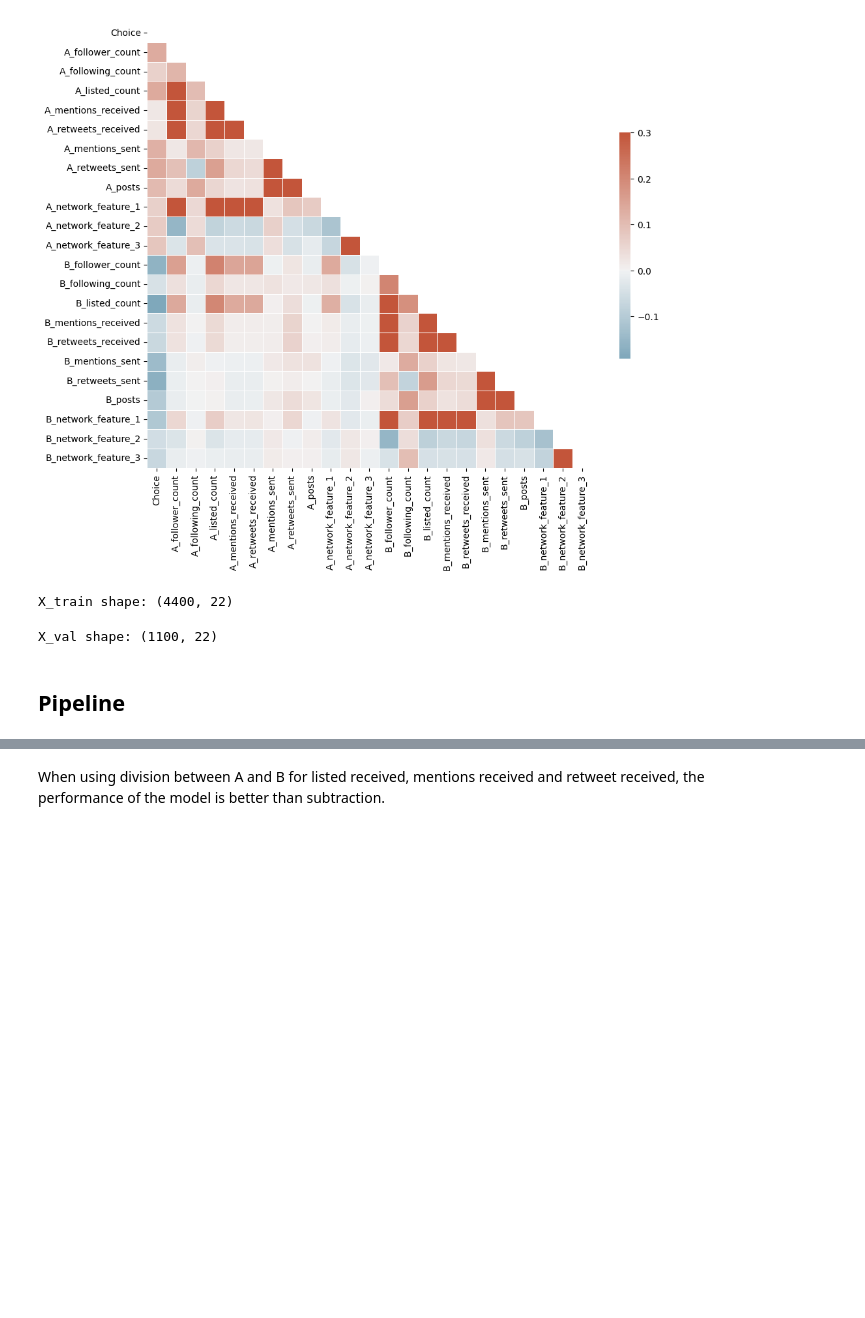
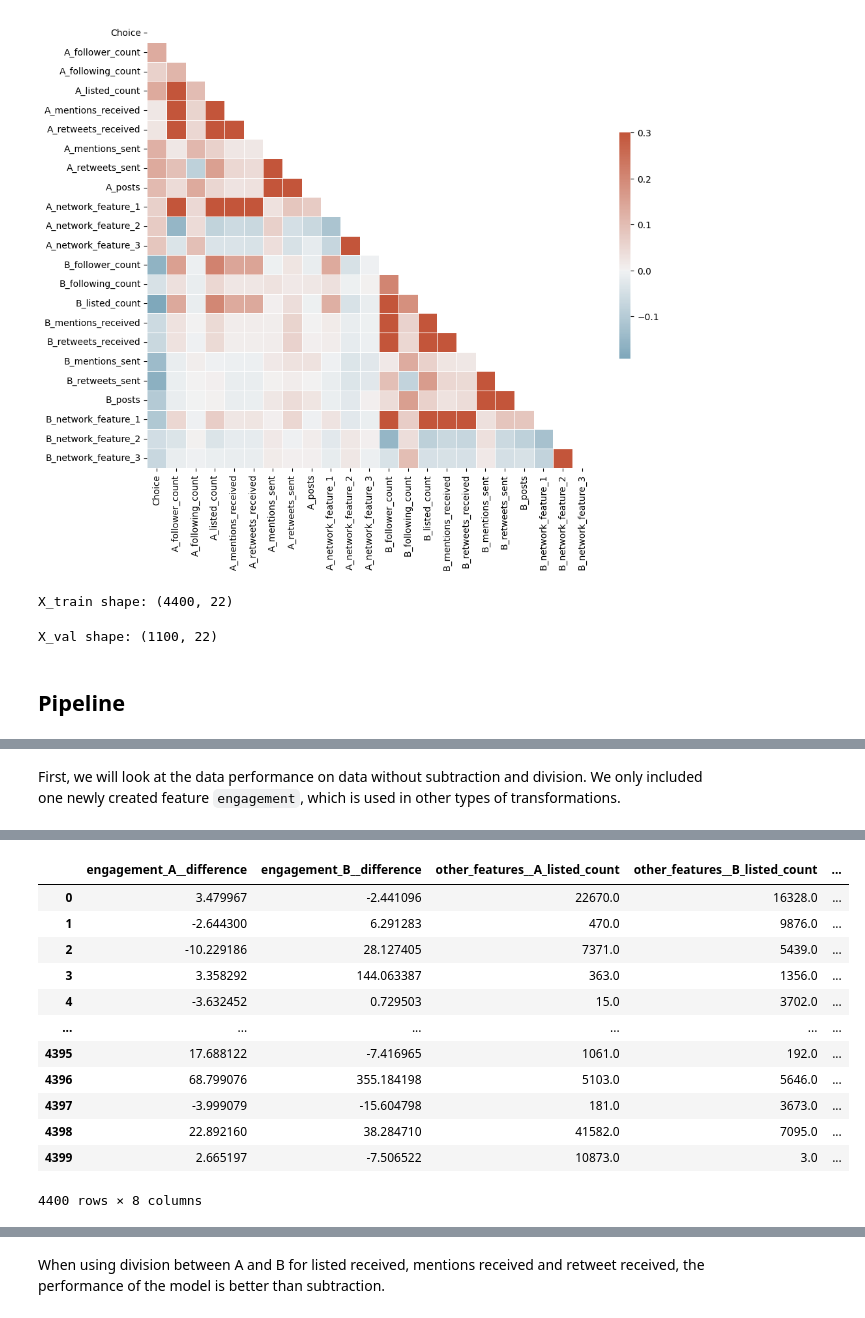
Before and after one commit to lakshyaag/INSY670-SocialMediaAnalytics-Group, a Jupyter notebook: Assignment/Code_Part1_Om.ipynb, the cells around one changed output, grey strips where cells are left out. Cells and saved outputs as stored; diff of their text form; code cells hidden in the pictures; blank space fills up the shorter version.

```diff
--- a/Assignment/Code_Part1_Om.ipynb
+++ b/Assignment/Code_Part1_Om.ipynb
@@ -352,0 +309,36 @@ X_train_processed
+# %% [markdown]
+First, we will look at the data performance on data without subtraction and division. We only included one newly created feature `engagement`, which is used in other types of transformations.
+# %%
+preprocessing = ColumnTransformer(
+    [
+        (
+            "engagement_A",
+            engagement_transformer,
+            [
+                "A_mentions_received", "A_retweets_received", "A_posts", "A_follower_count",
+            ],
+        ),
+        (
+            "engagement_B",
+            engagement_transformer,
+            [
+                "B_mentions_received", "B_retweets_received", "B_posts", "B_follower_count",
+            ],
+        ),
+        (
+            "other_features",
+            "passthrough",
+            [
+                "A_listed_count", "B_listed_count", "A_mentions_sent", "B_mentions_sent",
+                "A_retweets_sent", "B_retweets_sent",
+            ],
+        ),
+    ],
+)
+
+# look at the processed data
+processed = pd.DataFrame(
+    preprocessing.fit_transform(X_train), columns=preprocessing.get_feature_names_out()
+)
+processed
+# %% [output]
@@ -353,3 +346,16 @@ X_train_processed
+|  | engagement_A__difference | engagement_B__difference | other_features__A_listed_count | other_features__B_listed_count | ... |
+| 0 | 3.479967 | -2.441096 | 22670.0 | 16328.0 | ... |
+| 1 | -2.644300 | 6.291283 | 470.0 | 9876.0 | ... |
+| 2 | -10.229186 | 28.127405 | 7371.0 | 5439.0 | ... |
+| 3 | 3.358292 | 144.063387 | 363.0 | 1356.0 | ... |
+| 4 | -3.632452 | 0.729503 | 15.0 | 3702.0 | ... |
+| ... | ... | ... | ... | ... | ... |
+| 4395 | 17.688122 | -7.416965 | 1061.0 | 192.0 | ... |
+| 4396 | 68.799076 | 355.184198 | 5103.0 | 5646.0 | ... |
+| 4397 | -3.999079 | -15.604798 | 181.0 | 3673.0 | ... |
+| 4398 | 22.892160 | 38.284710 | 41582.0 | 7095.0 | ... |
+| 4399 | 2.665197 | -7.506522 | 10873.0 | 3.0 | ... |
+4400 rows × 8 columns
 # %%
 models = {
     "RandomForest": RandomForestClassifier(n_estimators=100, random_state=SEED, n_jobs=-1),
```
Also changed, not shown: parts of 14 cells of this notebook, 1 other file.
